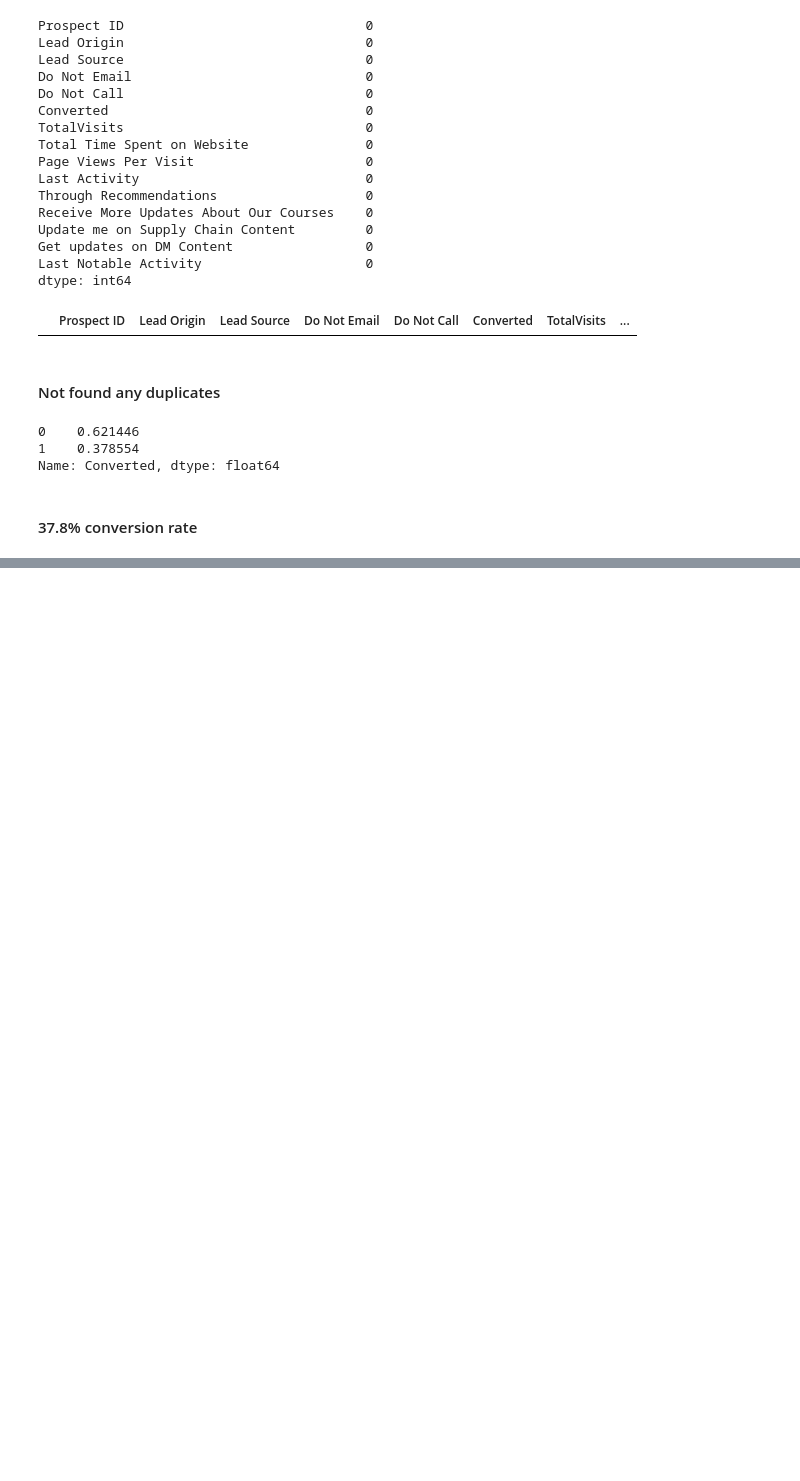
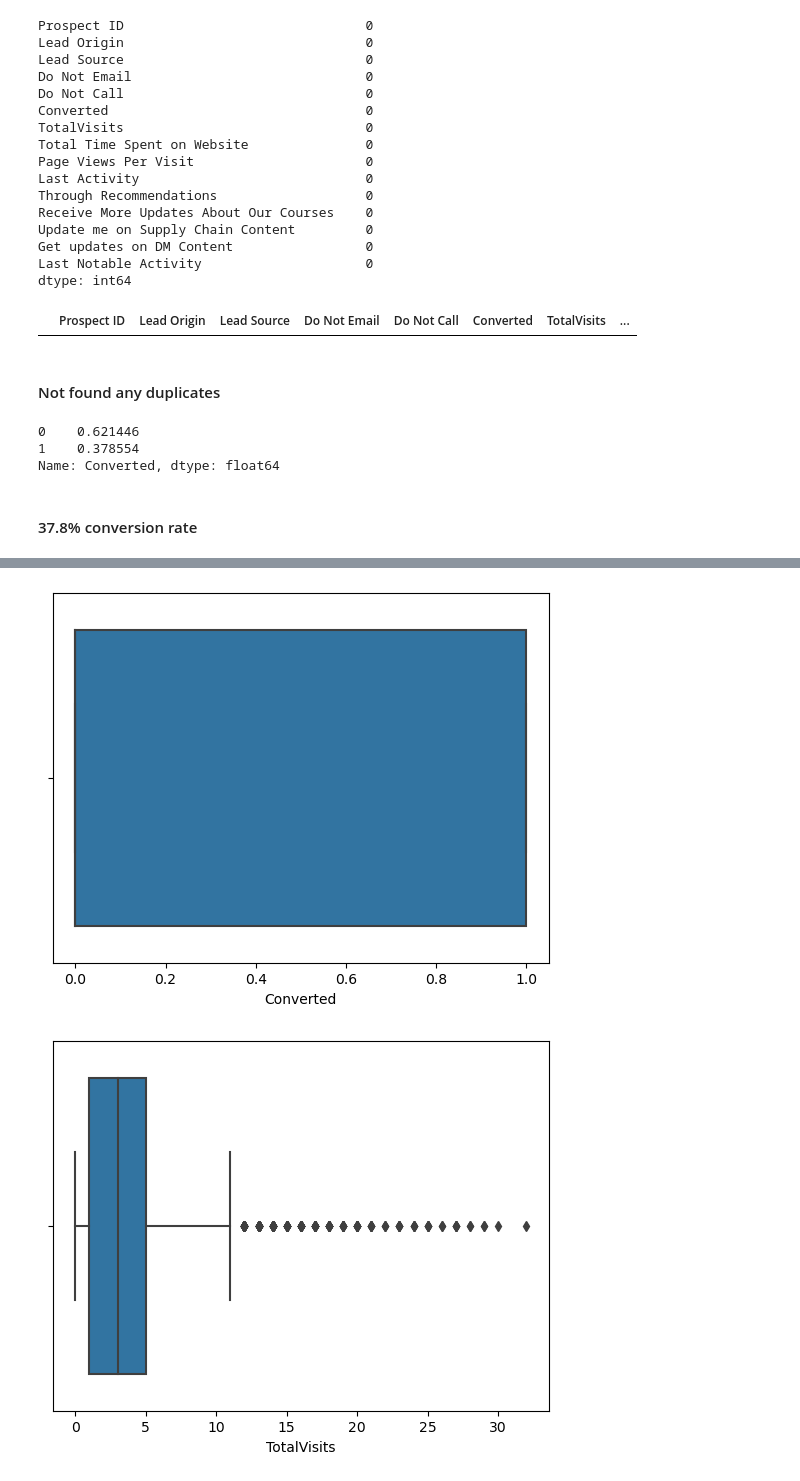
Before and after one commit to anujgupta0/Lead_Score_case_study, a Jupyter notebook: Lead_score_Case_study.ipynb, the cells around one changed output, grey strips where cells are left out. Cells and saved outputs as stored; diff of their text form; code cells hidden in the pictures; blank space fills up the shorter version.

```diff
--- a/Lead_score_Case_study.ipynb
+++ b/Lead_score_Case_study.ipynb
@@ -294,0 +392,14 @@ Name: Converted, dtype: float64
+# %%
+# Removing the outliers from "TotalVisits"
+lead = lead[lead["TotalVisits"]<=35]
+# %%
+# Removing the outliers from "Page Views Per Visit"
+lead = lead[lead["Page Views Per Visit"]<=20]
+# %%
+# Making grphs for the continuous variables after removing the outliers.
+for i in continuous_columns:
+    sns.boxplot(lead[i])
+    plt.show()
+# %% [output]
+[figure, added]
+[figure, added]
```
Also changed, not shown: parts of 20 cells of this notebook.
